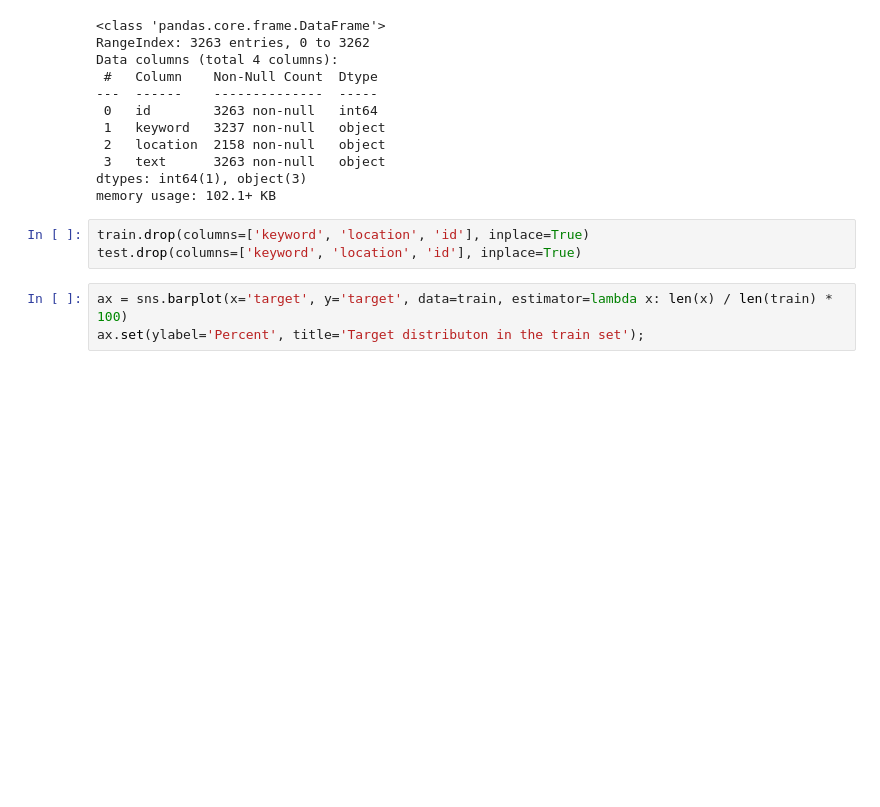
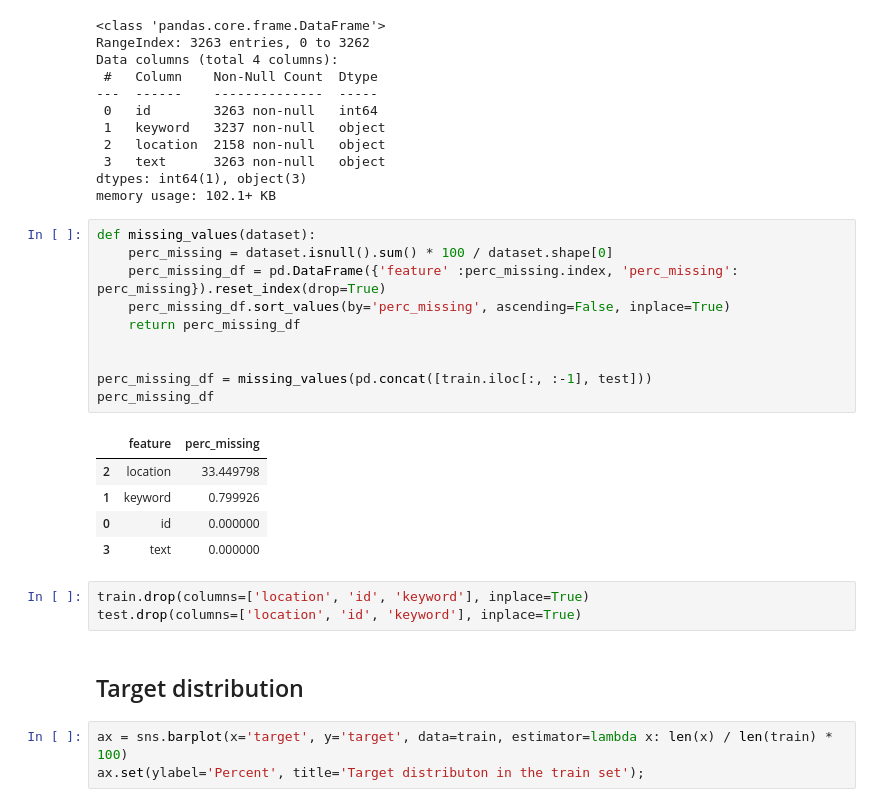
Before and after one commit to amarmouloud/Jedha-Certification, a Jupyter notebook: Bloc 4/Disaster Tweets - NLP and Deep Learning.ipynb, the cells around one changed output. Saved outputs shown, nothing was run; the diff lists cells and outputs as text; blank space fills up the shorter version.

```diff
--- a/Bloc 4/Disaster Tweets - NLP and Deep Learning.ipynb
+++ b/Bloc 4/Disaster Tweets - NLP and Deep Learning.ipynb
@@ -68,9 +79,27 @@ Data columns (total 4 columns):
  3   text      3263 non-null   object
 dtypes: int64(1), object(3)
 memory usage: 102.1+ KB
+# %%
+def missing_values(dataset):
+    perc_missing = dataset.isnull().sum() * 100 / dataset.shape[0]
+    perc_missing_df = pd.DataFrame({'feature' :perc_missing.index, 'perc_missing': perc_missing}).reset_index(drop=True)
+    perc_missing_df.sort_values(by='perc_missing', ascending=False, inplace=True)
+    return perc_missing_df
+
+
+perc_missing_df = missing_values(pd.concat([train.iloc[:, :-1], test]))
+perc_missing_df
+# %% [output]
+|  | feature | perc_missing |
+| 2 | location | 33.449798 |
+| 1 | keyword | 0.799926 |
+| 0 | id | 0.000000 |
+| 3 | text | 0.000000 |
 # %%
-train.drop(columns=['keyword', 'location', 'id'], inplace=True)
-test.drop(columns=['keyword', 'location', 'id'], inplace=True)
+train.drop(columns=['location', 'id', 'keyword'], inplace=True)
+test.drop(columns=['location', 'id', 'keyword'], inplace=True)
+# %% [markdown]
+## Target distribution
 # %%
 ax = sns.barplot(x='target', y='target', data=train, estimator=lambda x: len(x) / len(train) * 100)
 ax.set(ylabel='Percent', title='Target distributon in the train set');
```
Also changed, not shown: parts of 22 cells of this notebook.
